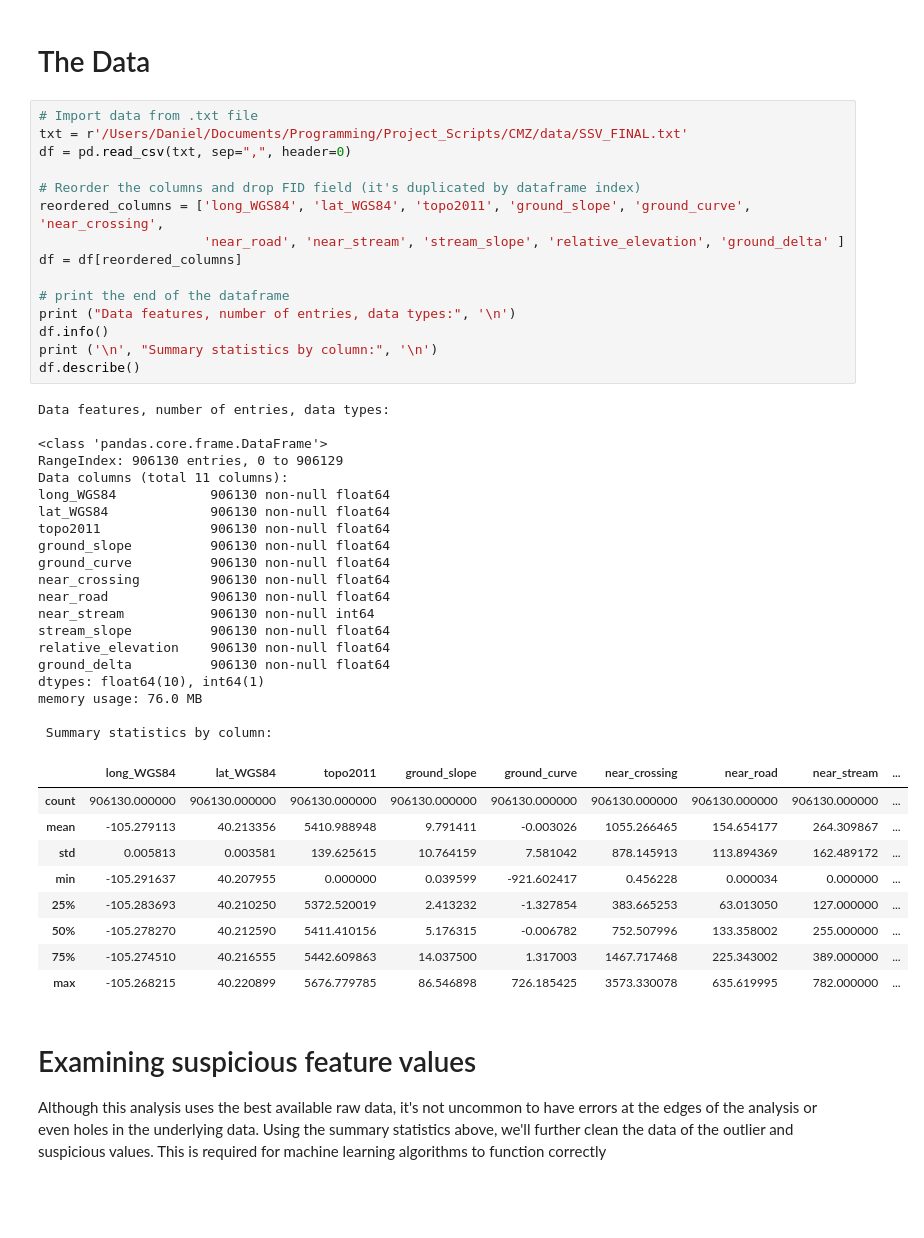
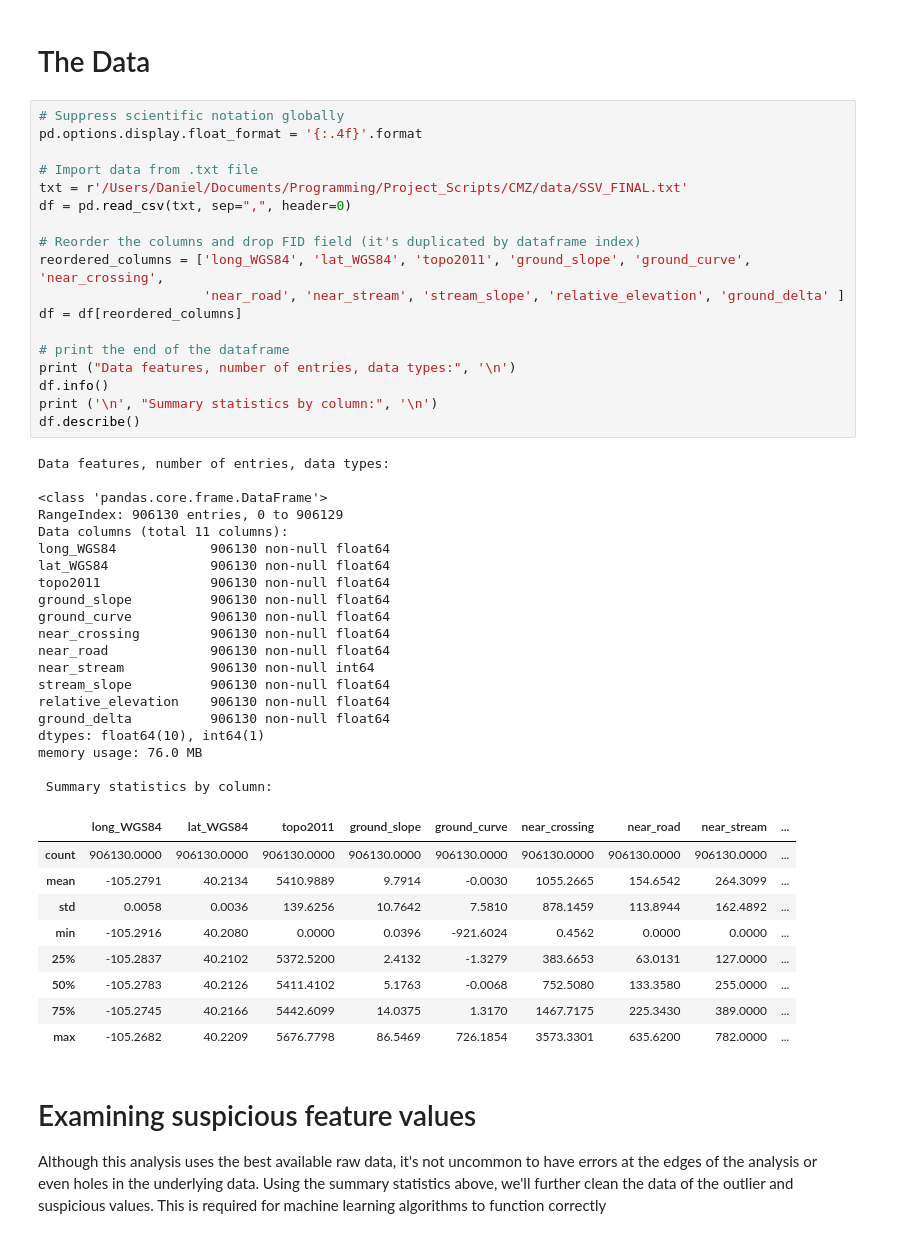
Before and after one commit to indielyt/Fluvial_Hazard_Zone_Prediction, a Jupyter notebook: 2_FHZ_DataCleaning.ipynb, the cells around one changed output. Drawn from its saved outputs; the diff is of its cells as text; blank space fills up the shorter version.

```diff
--- a/2_FHZ_DataCleaning.ipynb
+++ b/2_FHZ_DataCleaning.ipynb
@@ -14,6 +14,9 @@ sns.set()
 # %% [markdown]
 # The Data
 # %%
+# Suppress scientific notation globally
+pd.options.display.float_format = '{:.4f}'.format
+
 # Import data from .txt file
 txt = r'/Users/Daniel/Documents/Programming/Project_Scripts/CMZ/data/SSV_FINAL.txt'
 df = pd.read_csv(txt, sep=",", header=0)
@@ -23,41 +26,41 @@ reordered_columns = ['long_WGS84', 'lat_WGS84', 'topo2011', 'ground_slope', 'gro
                      'near_road', 'near_stream', 'stream_slope', 'relative_elevation', 'ground_delta' ]
 df = df[reordered_columns]
 
 # print the end of the dataframe
 print ("Data features, number of entries, data types:", '\n')
 df.info()
 print ('\n', "Summary statistics by column:", '\n')
 df.describe()
 # %% [output]
 Data features, number of entries, data types:
 
 <class 'pandas.core.frame.DataFrame'>
 RangeIndex: 906130 entries, 0 to 906129
 Data columns (total 11 columns):
 long_WGS84            906130 non-null float64
 lat_WGS84             906130 non-null float64
 topo2011              906130 non-null float64
 ground_slope          906130 non-null float64
 ground_curve          906130 non-null float64
 near_crossing         906130 non-null float64
 near_road             906130 non-null float64
 near_stream           906130 non-null int64
 stream_slope          906130 non-null float64
 relative_elevation    906130 non-null float64
 ground_delta          906130 non-null float64
 dtypes: float64(10), int64(1)
 memory usage: 76.0 MB
 
  Summary statistics by column:
 |  | long_WGS84 | lat_WGS84 | topo2011 | ground_slope | ground_curve | near_crossing | near_road | near_stream | ... |
-| count | 906130.000000 | 906130.000000 | 906130.000000 | 906130.000000 | 906130.000000 | 906130.000000 | 906130.000000 | 906130.000000 | ... |
-| mean | -105.279113 | 40.213356 | 5410.988948 | 9.791411 | -0.003026 | 1055.266465 | 154.654177 | 264.309867 | ... |
-| std | 0.005813 | 0.003581 | 139.625615 | 10.764159 | 7.581042 | 878.145913 | 113.894369 | 162.489172 | ... |
-| min | -105.291637 | 40.207955 | 0.000000 | 0.039599 | -921.602417 | 0.456228 | 0.000034 | 0.000000 | ... |
-| 25% | -105.283693 | 40.210250 | 5372.520019 | 2.413232 | -1.327854 | 383.665253 | 63.013050 | 127.000000 | ... |
-| 50% | -105.278270 | 40.212590 | 5411.410156 | 5.176315 | -0.006782 | 752.507996 | 133.358002 | 255.000000 | ... |
-| 75% | -105.274510 | 40.216555 | 5442.609863 | 14.037500 | 1.317003 | 1467.717468 | 225.343002 | 389.000000 | ... |
-| max | -105.268215 | 40.220899 | 5676.779785 | 86.546898 | 726.185425 | 3573.330078 | 635.619995 | 782.000000 | ... |
+| count | 906130.0000 | 906130.0000 | 906130.0000 | 906130.0000 | 906130.0000 | 906130.0000 | 906130.0000 | 906130.0000 | ... |
+| mean | -105.2791 | 40.2134 | 5410.9889 | 9.7914 | -0.0030 | 1055.2665 | 154.6542 | 264.3099 | ... |
+| std | 0.0058 | 0.0036 | 139.6256 | 10.7642 | 7.5810 | 878.1459 | 113.8944 | 162.4892 | ... |
+| min | -105.2916 | 40.2080 | 0.0000 | 0.0396 | -921.6024 | 0.4562 | 0.0000 | 0.0000 | ... |
+| 25% | -105.2837 | 40.2102 | 5372.5200 | 2.4132 | -1.3279 | 383.6653 | 63.0131 | 127.0000 | ... |
+| 50% | -105.2783 | 40.2126 | 5411.4102 | 5.1763 | -0.0068 | 752.5080 | 133.3580 | 255.0000 | ... |
+| 75% | -105.2745 | 40.2166 | 5442.6099 | 14.0375 | 1.3170 | 1467.7175 | 225.3430 | 389.0000 | ... |
+| max | -105.2682 | 40.2209 | 5676.7798 | 86.5469 | 726.1854 | 3573.3301 | 635.6200 | 782.0000 | ... |
 # %% [markdown]
 # Examining suspicious feature values
 Although this analysis uses the best available raw data, it's not uncommon to have errors at the edges of the analysis or even holes in the underlying data.  Using the summary statistics above, we'll further clean the data of the outlier and suspicious values.  This is required for machine learning algorithms to function correctly
```
Also changed, not shown: parts of 63 cells of this notebook, 3 other files.
